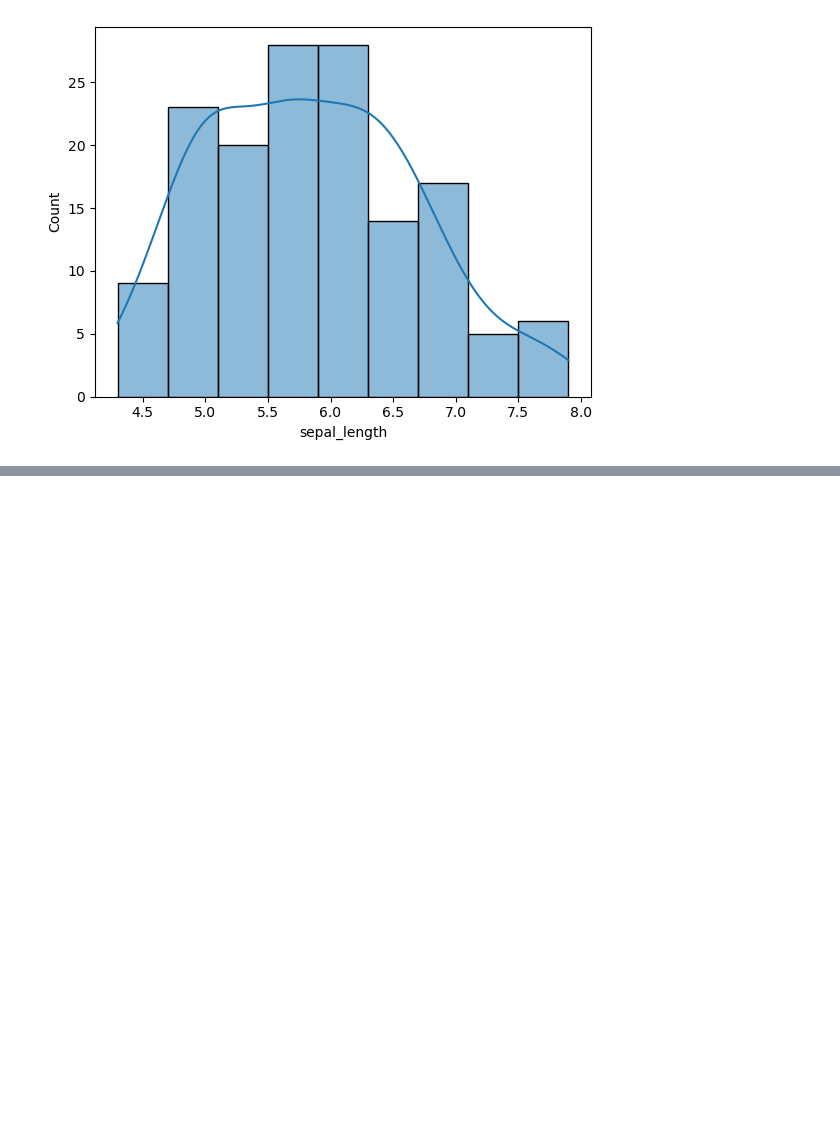
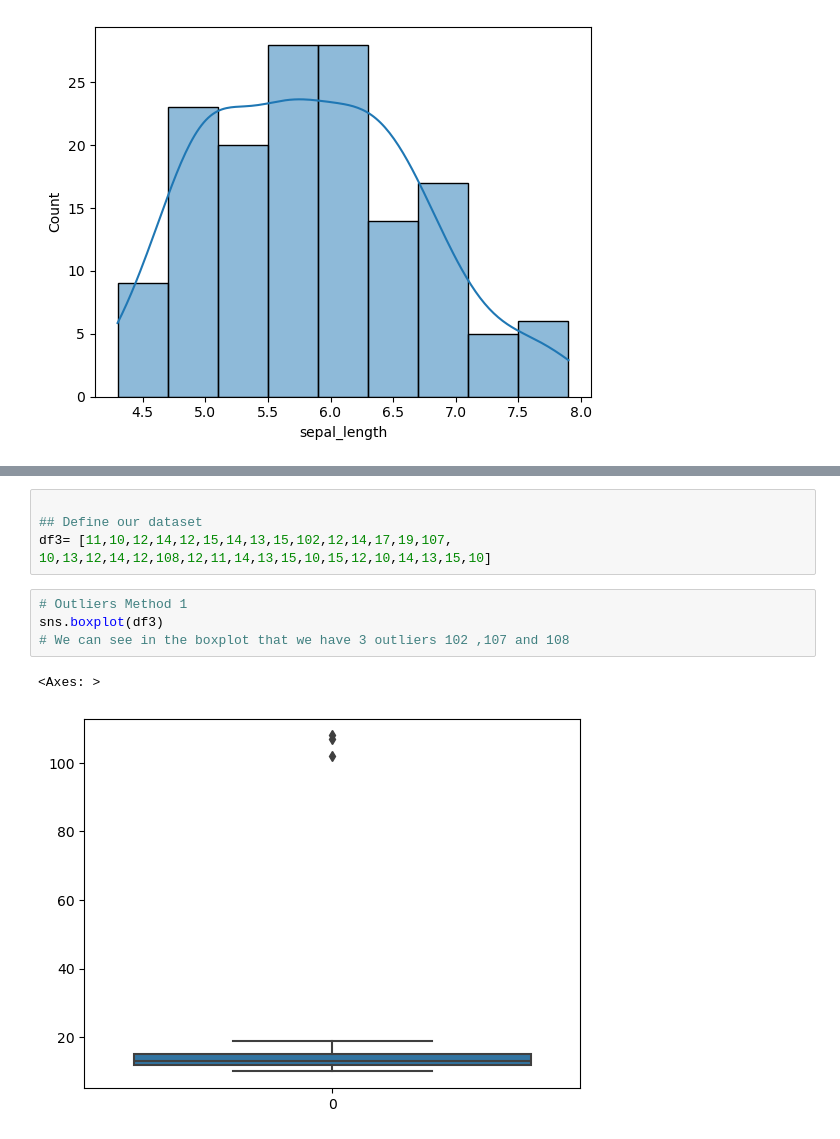
Before and after one commit to SanaBraham1220/PythonForDataScience, a Jupyter notebook: statistics.ipynb, the cells around one changed output, grey strips where cells are left out. Drawn from its saved outputs; the diff is of its cells as text; blank space fills up the shorter version.

Commit message:
outliers 3 different methods

```diff
--- a/statistics.ipynb
+++ b/statistics.ipynb
@@ -83,0 +79,11 @@ sns.countplot(x ='species', data = df2)
+# %%
+
+## Define our dataset
+df3= [11,10,12,14,12,15,14,13,15,102,12,14,17,19,107, 10,13,12,14,12,108,12,11,14,13,15,10,15,12,10,14,13,15,10]
+# %%
+# Outliers Method 1
+sns.boxplot(df3)
+# We can see in the boxplot that we have 3 outliers 102 ,107 and 108
+# %% [output]
+<Axes: >
+[figure, added]
```
Also changed, not shown: parts of 9 cells of this notebook.
